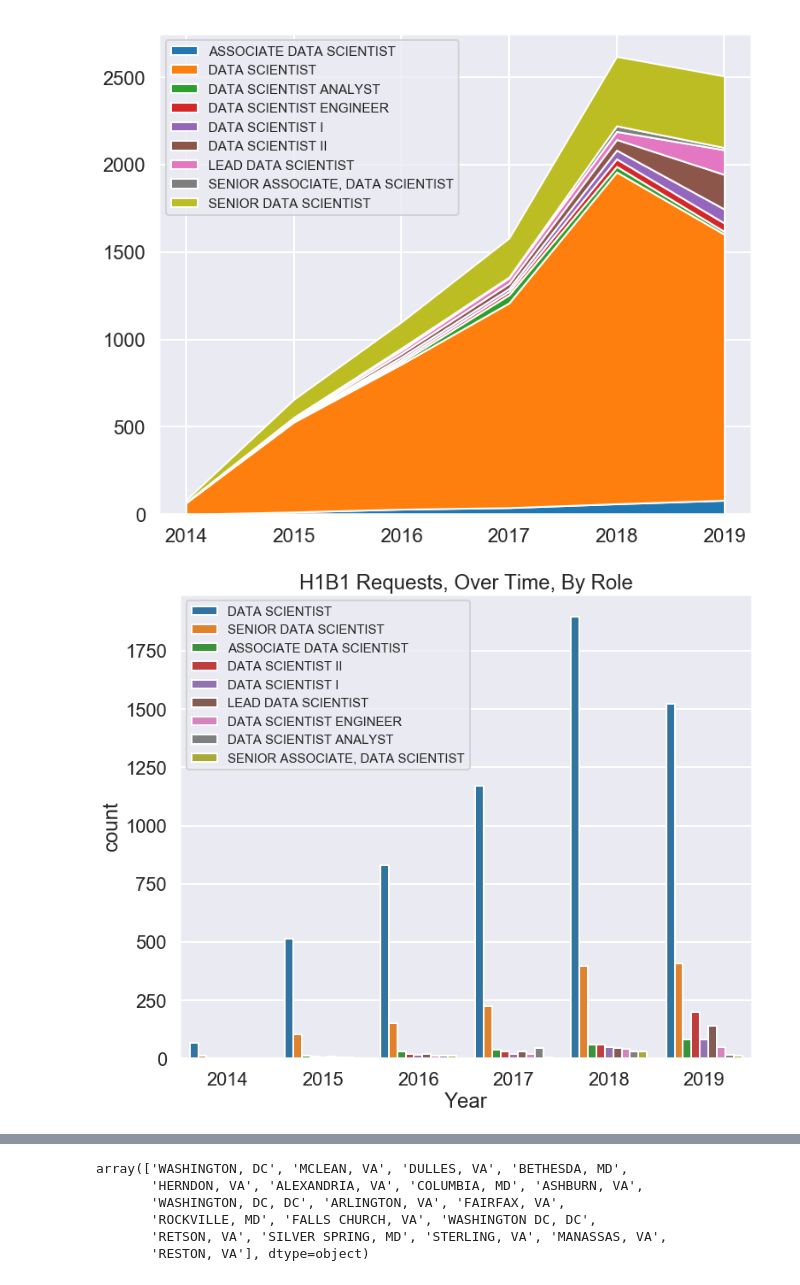
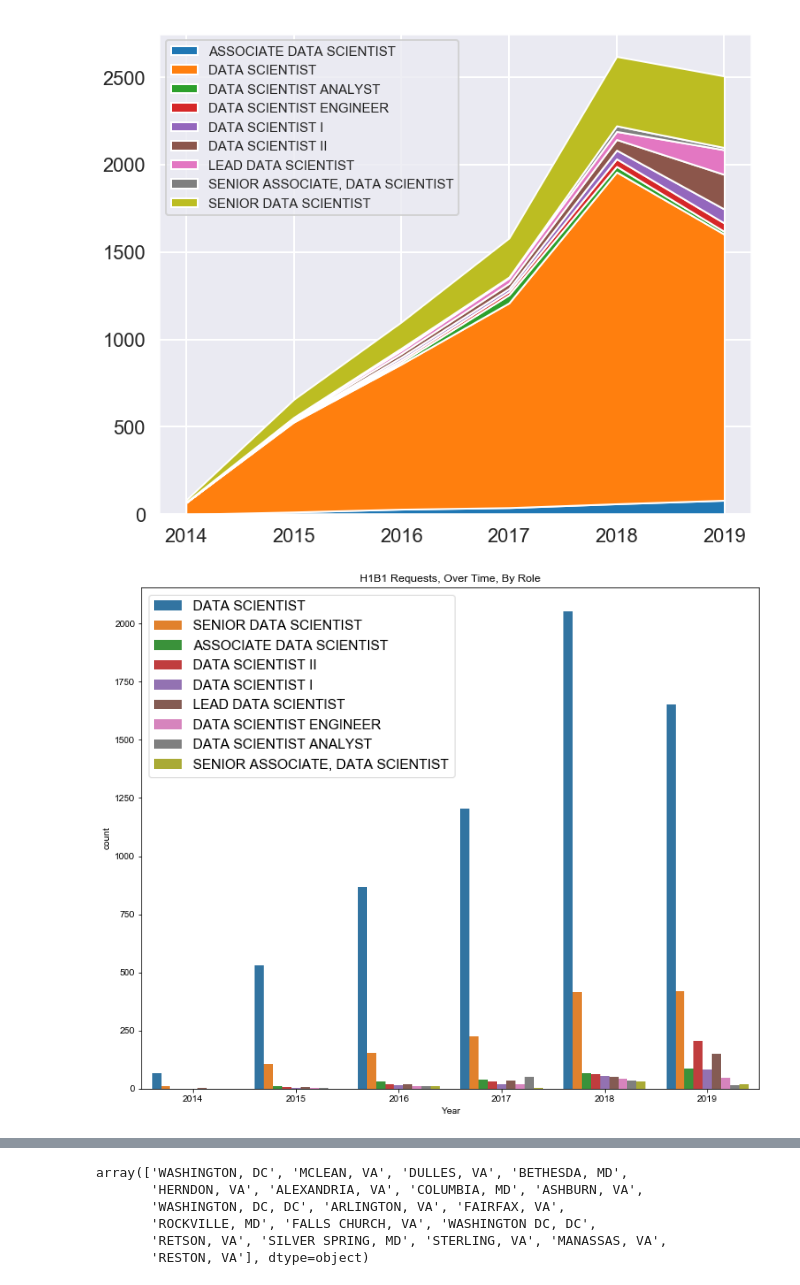
Before and after one commit to Jaboola9/Data_Scientist_Salaries_USA, a Jupyter notebook: salaryinfo_notes.ipynb, the cells around one changed output, grey strips where cells are left out. Cells and saved outputs as stored; diff of their text form; code cells hidden in the pictures.

Commit message:
hyp testing nb histograms

```diff
--- a/salaryinfo_notes.ipynb
+++ b/salaryinfo_notes.ipynb
@@ -157,5 +145,5 @@ h1b1.to_csv('H1B_DataScience_Salaries_V1.csv', index = False)
 # %%
-h1b1_all = pd.read_csv('data/dirtydata.csv')
+h1b1 = pd.read_csv('data/cleaned_for_testing.csv')
 # %% [markdown]
 <b> Let's plot </b>
 # %%
@@ -202,18 +190,18 @@ fig.savefig("./images/h1b1_applications_byrole_stacked_area.png")
 # %%
 fig = plt.figure(figsize = (12,10))
 
 ax = sns.countplot(x = 'Year', data = h1b1, hue = 'Role')
 # ax = plt.stackplot(years[1:],area_data, labels = save_titles)
 plt.title('H1B1 Requests, Over Time, By Role')
 plt.legend(fontsize = 15, loc='upper left')
 
-# sns.set_context('poster')
-# sns.set_style("darkgrid")
+sns.set_context('poster')
+sns.set_style("darkgrid")
 
 fig.savefig("./images/h1b1_applications_byrole_bar.png")
 plt.show()
 # %% [output]
-[figure, old version]
+[figure, new version]
 # %%
 fig = plt.figure(figsize = (12,10))
 ax = sns.lineplot(x="Year", y="Salary", data=h1b1, hue = 'Role')
```
Also changed, not shown: parts of 11 cells of this notebook, 6 other files.
